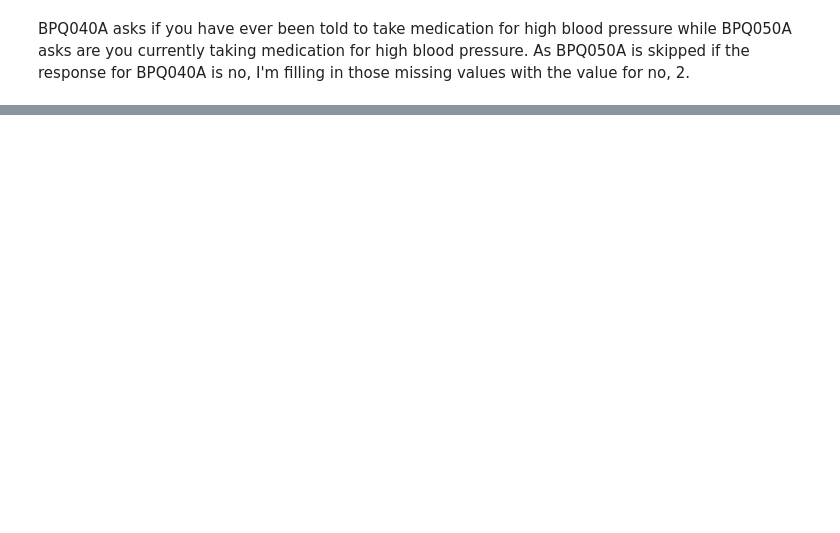
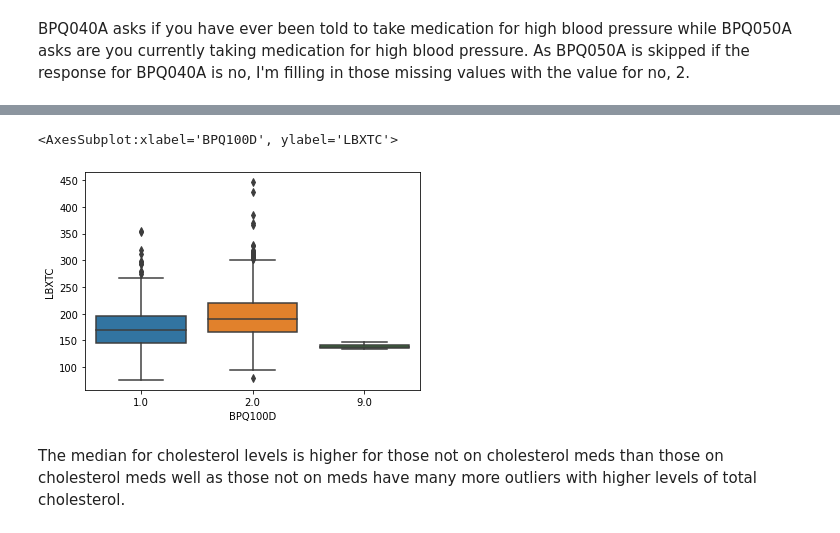
Before and after one commit to mathisme/ThinkfulDSFinalCapstone, a Jupyter notebook: notebooks/EDA.ipynb, the cells around one changed output, grey strips where cells are left out. Saved outputs shown, nothing was run; the diff lists cells and outputs as text; code cells hidden in the pictures; blank space fills up the shorter version.

```diff
--- a/notebooks/EDA.ipynb
+++ b/notebooks/EDA.ipynb
@@ -421,0 +441,9 @@ The median for those not on high blood pressure medication is higher, however th
+# %%
+bpc_merged.loc[bpc_merged.BPQ090D==2,'BPQ100D']=2
+# %%
+sns.boxplot(x='BPQ100D', y='LBXTC', data=bpc_merged)
+# %% [output]
+<AxesSubplot:xlabel='BPQ100D', ylabel='LBXTC'>
+[figure, added]
+# %% [markdown]
+The median for cholesterol levels is higher for those not on cholesterol meds than those on cholesterol meds well as those not on meds have many more outliers with higher levels of total cholesterol.
```
Also changed, not shown: parts of 27 cells of this notebook.
